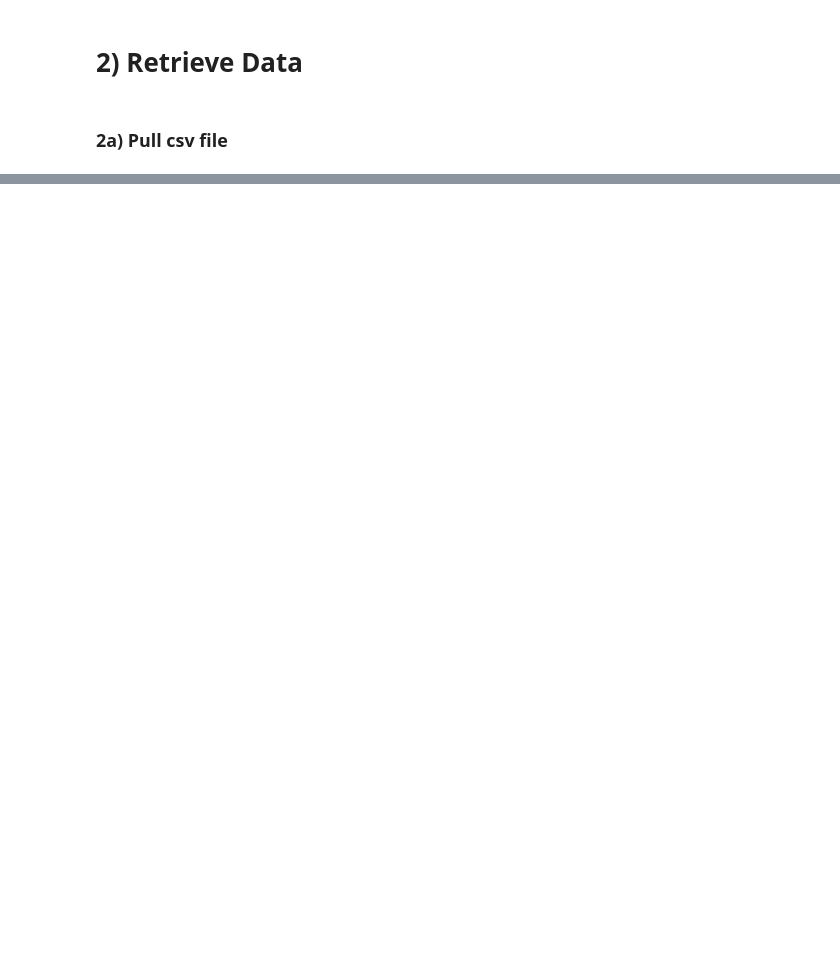
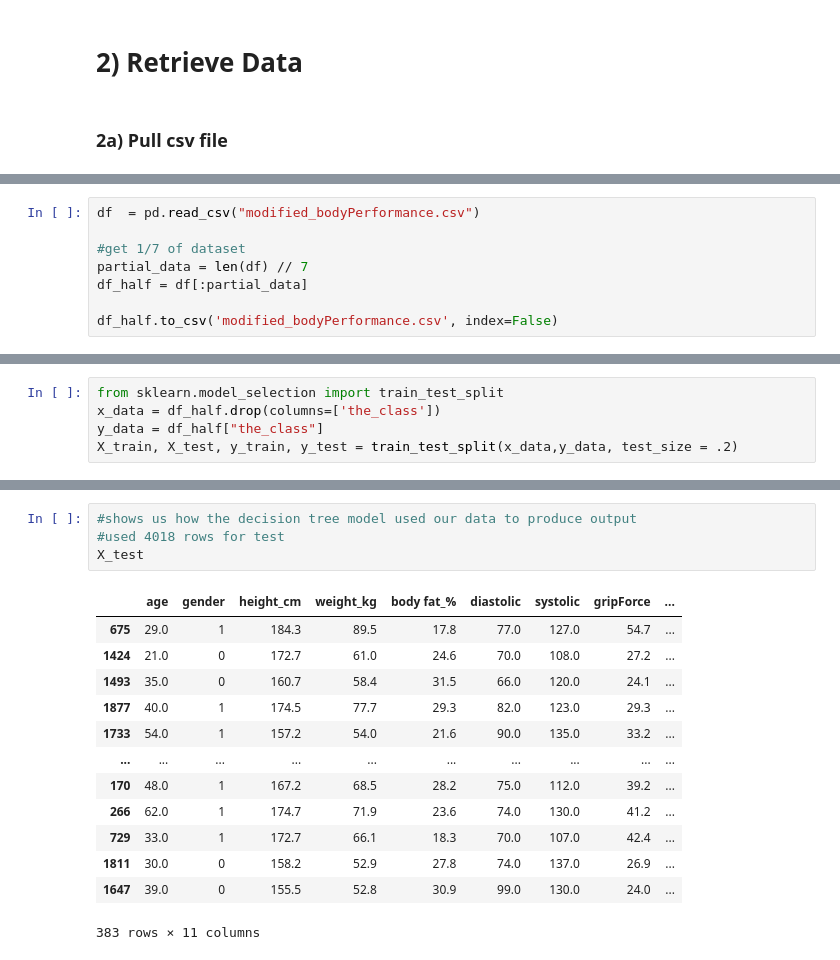
Before and after one commit to Sonicdaheghod/Decision-Tree_MT, a Jupyter notebook: DecisionTree_ MT.ipynb, the cells around one changed output, grey strips where cells are left out. Cells and saved outputs as stored; diff of their text form; blank space fills up the shorter version.

```diff
--- a/DecisionTree_ MT.ipynb
+++ b/DecisionTree_ MT.ipynb
@@ -24,0 +75,8 @@ data
+# %%
+df  = pd.read_csv("modified_bodyPerformance.csv")
+
+#get 1/7 of dataset
+partial_data = len(df) // 7
+df_half = df[:partial_data]
+
+df_half.to_csv('modified_bodyPerformance.csv', index=False)
@@ -26,0 +104,5 @@ data
+# %%
+from sklearn.model_selection import train_test_split
+x_data = df_half.drop(columns=['the_class'])
+y_data = df_half["the_class"]
+X_train, X_test, y_train, y_test = train_test_split(x_data,y_data, test_size = .2)
@@ -26,0 +130,18 @@ data
+# %%
+#shows us how the decision tree model used our data to produce output
+#used 4018 rows for test
+X_test
+# %% [output]
+|  | age | gender | height_cm | weight_kg | body fat_% | diastolic | systolic | gripForce | ... |
+| 675 | 29.0 | 1 | 184.3 | 89.5 | 17.8 | 77.0 | 127.0 | 54.7 | ... |
+| 1424 | 21.0 | 0 | 172.7 | 61.0 | 24.6 | 70.0 | 108.0 | 27.2 | ... |
+| 1493 | 35.0 | 0 | 160.7 | 58.4 | 31.5 | 66.0 | 120.0 | 24.1 | ... |
+| 1877 | 40.0 | 1 | 174.5 | 77.7 | 29.3 | 82.0 | 123.0 | 29.3 | ... |
+| 1733 | 54.0 | 1 | 157.2 | 54.0 | 21.6 | 90.0 | 135.0 | 33.2 | ... |
+| ... | ... | ... | ... | ... | ... | ... | ... | ... | ... |
+| 170 | 48.0 | 1 | 167.2 | 68.5 | 28.2 | 75.0 | 112.0 | 39.2 | ... |
+| 266 | 62.0 | 1 | 174.7 | 71.9 | 23.6 | 74.0 | 130.0 | 41.2 | ... |
+| 729 | 33.0 | 1 | 172.7 | 66.1 | 18.3 | 70.0 | 107.0 | 42.4 | ... |
+| 1811 | 30.0 | 0 | 158.2 | 52.9 | 27.8 | 74.0 | 137.0 | 26.9 | ... |
+| 1647 | 39.0 | 0 | 155.5 | 52.8 | 30.9 | 99.0 | 130.0 | 24.0 | ... |
+383 rows × 11 columns
```
Also changed, not shown: parts of 25 cells of this notebook.
